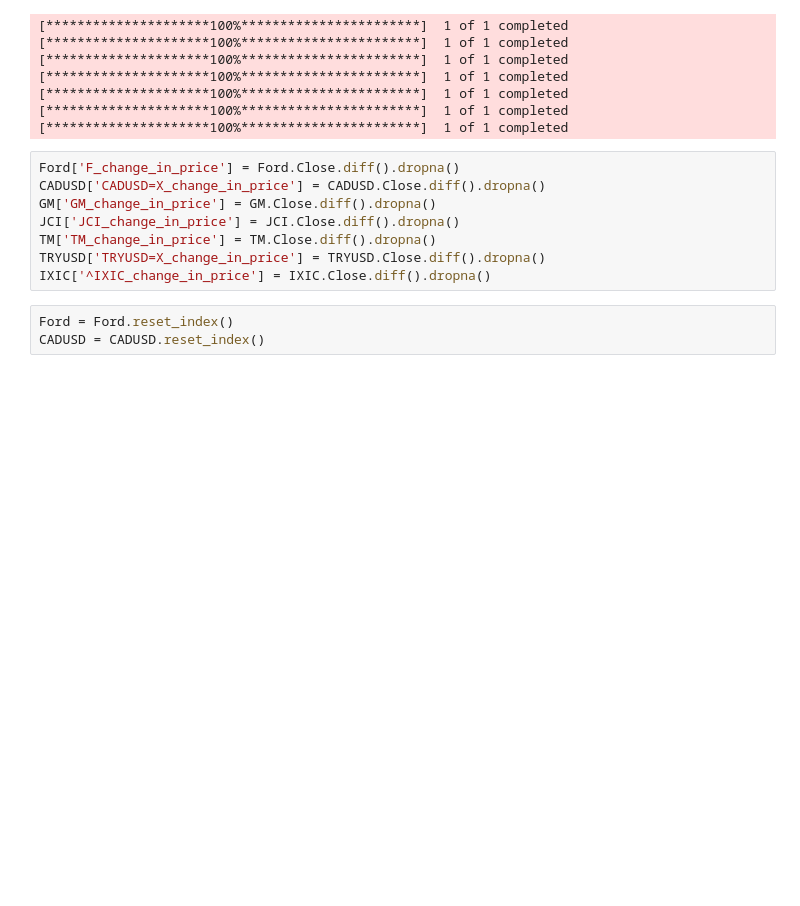
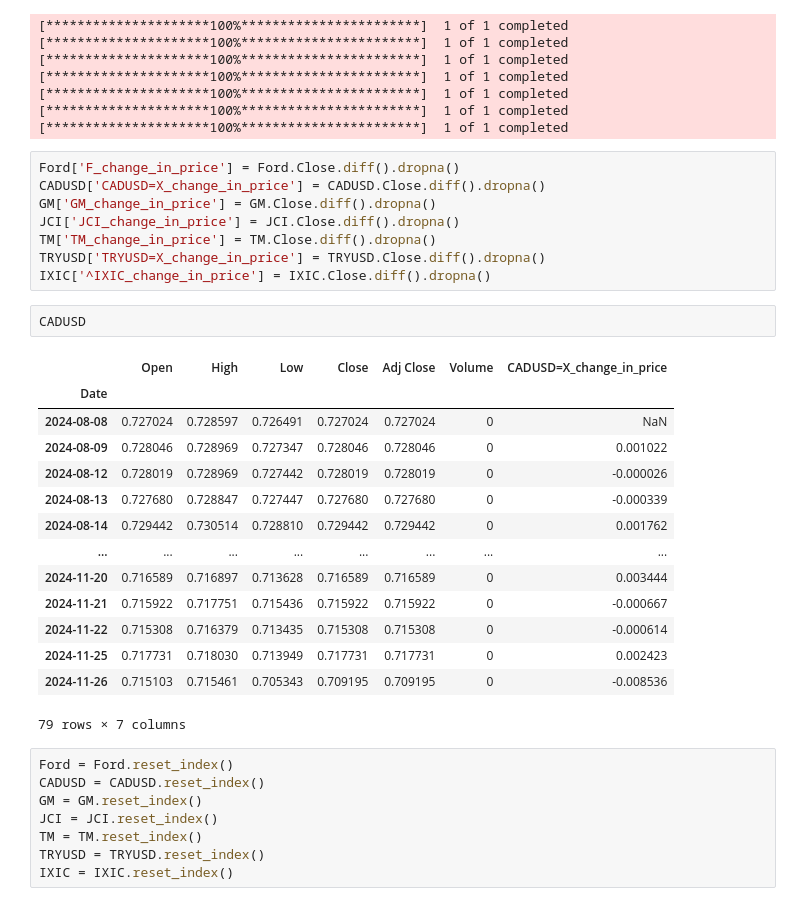
Before and after one commit to Arnabds/equity-vs-commodity, a Jupyter notebook: Kate_notebook/VAR_11232024.ipynb, the cells around one changed output. Cells and saved outputs as stored; diff of their text form; blank space fills up the shorter version.

```diff
--- a/Kate_notebook/VAR_11232024.ipynb
+++ b/Kate_notebook/VAR_11232024.ipynb
@@ -403,6 +413,28 @@ JCI['JCI_change_in_price'] = JCI.Close.diff().dropna()
 TM['TM_change_in_price'] = TM.Close.diff().dropna()
 TRYUSD['TRYUSD=X_change_in_price'] = TRYUSD.Close.diff().dropna()
 IXIC['^IXIC_change_in_price'] = IXIC.Close.diff().dropna()
+# %%
+CADUSD
+# %% [output]
+|  | Open | High | Low | Close | Adj Close | Volume | CADUSD=X_change_in_price |
+| Date |  |  |  |  |  |  |  |
+| 2024-08-08 | 0.727024 | 0.728597 | 0.726491 | 0.727024 | 0.727024 | 0 | NaN |
+| 2024-08-09 | 0.728046 | 0.728969 | 0.727347 | 0.728046 | 0.728046 | 0 | 0.001022 |
+| 2024-08-12 | 0.728019 | 0.728969 | 0.727442 | 0.728019 | 0.728019 | 0 | -0.000026 |
+| 2024-08-13 | 0.727680 | 0.728847 | 0.727447 | 0.727680 | 0.727680 | 0 | -0.000339 |
+| 2024-08-14 | 0.729442 | 0.730514 | 0.728810 | 0.729442 | 0.729442 | 0 | 0.001762 |
+| ... | ... | ... | ... | ... | ... | ... | ... |
+| 2024-11-20 | 0.716589 | 0.716897 | 0.713628 | 0.716589 | 0.716589 | 0 | 0.003444 |
+| 2024-11-21 | 0.715922 | 0.717751 | 0.715436 | 0.715922 | 0.715922 | 0 | -0.000667 |
+| 2024-11-22 | 0.715308 | 0.716379 | 0.713435 | 0.715308 | 0.715308 | 0 | -0.000614 |
+| 2024-11-25 | 0.717731 | 0.718030 | 0.713949 | 0.717731 | 0.717731 | 0 | 0.002423 |
+| 2024-11-26 | 0.715103 | 0.715461 | 0.705343 | 0.709195 | 0.709195 | 0 | -0.008536 |
+79 rows × 7 columns
 # %%
 Ford = Ford.reset_index()
 CADUSD = CADUSD.reset_index()
+GM = GM.reset_index()
+JCI = JCI.reset_index()
+TM = TM.reset_index()
+TRYUSD = TRYUSD.reset_index()
+IXIC = IXIC.reset_index()
```
Also changed, not shown: parts of 35 cells of this notebook, 4 other files.
